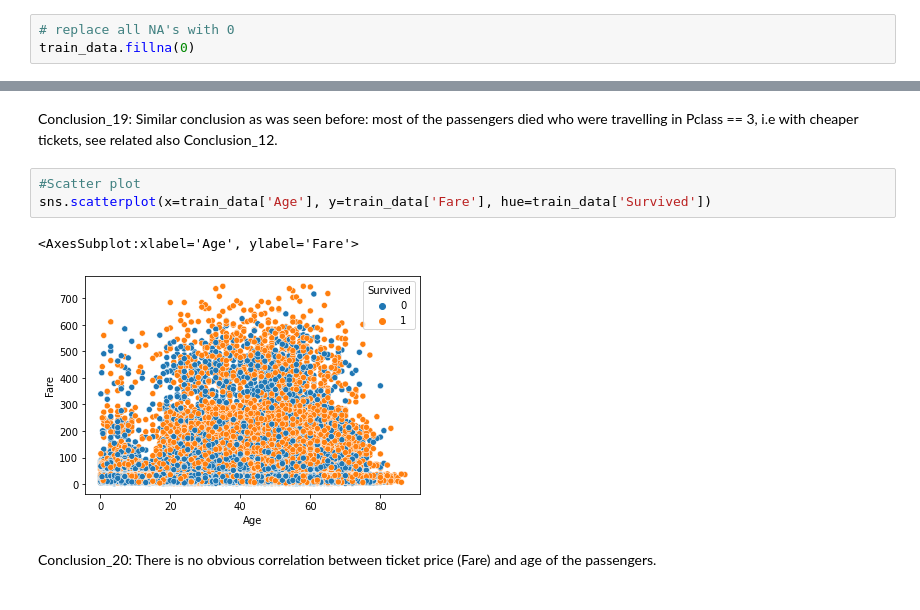
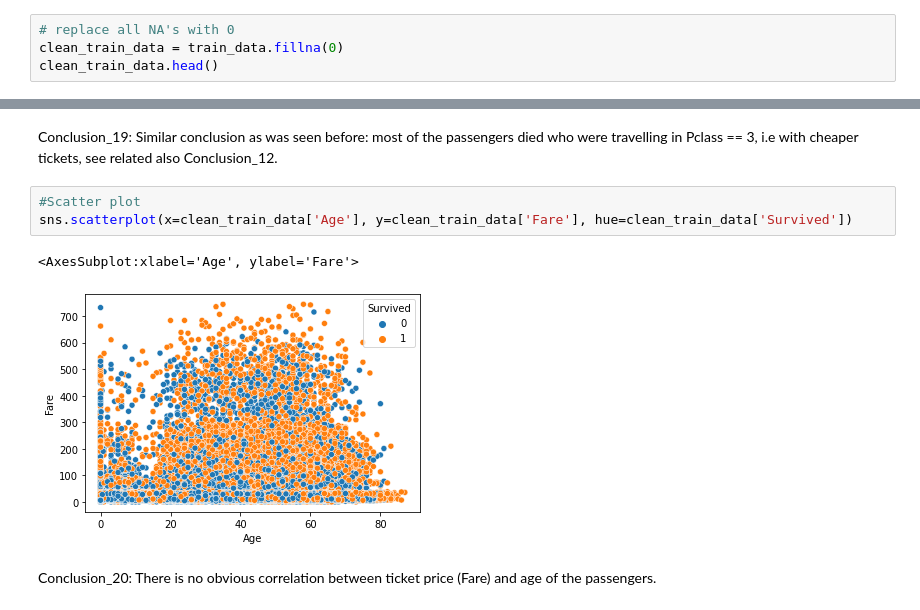
Before and after one commit to VeraAndreevna/Training, a Jupyter notebook: data_exploration.ipynb, the cells around one changed output, grey strips where cells are left out. Drawn from its saved outputs; the diff is of its cells as text.

```diff
--- a/data_exploration.ipynb
+++ b/data_exploration.ipynb
@@ -102,7 +103,8 @@ Dataset statistics: Average record size in memory, B:
 96.00128
 # %%
 # replace all NA's with 0
-train_data.fillna(0)
+clean_train_data = train_data.fillna(0)
+clean_train_data.head()
 # %% [output]
 |  | PassengerId | Survived | Pclass | Name | Sex | Age | SibSp | Parch | Ticket | Fare | ... |
 | 0 | 0 | 1 | 1 | Oconnor, Frankie | male | 0.00 | 2 | 0 | 209245 | 27.14 | ... |
@@ -358,10 +353,10 @@ sns.scatterplot(x=train_data['Pclass'], y=train_data['Fare'], hue=train_data['Su
 Conclusion_19: Similar conclusion as was seen before: most of the passengers died who were travelling in Pclass == 3, i.e with cheaper tickets, see related also Conclusion_12.
 # %%
 #Scatter plot
-sns.scatterplot(x=train_data['Age'], y=train_data['Fare'], hue=train_data['Survived'])
+sns.scatterplot(x=clean_train_data['Age'], y=clean_train_data['Fare'], hue=clean_train_data['Survived'])
 # %% [output]
 <AxesSubplot:xlabel='Age', ylabel='Fare'>
-[figure, old version]
+[figure, new version]
 # %% [markdown]
 Conclusion_20: There is no obvious correlation between ticket price (Fare) and age of the passengers.
 # %%
```
Also changed, not shown: parts of 45 cells of this notebook.
